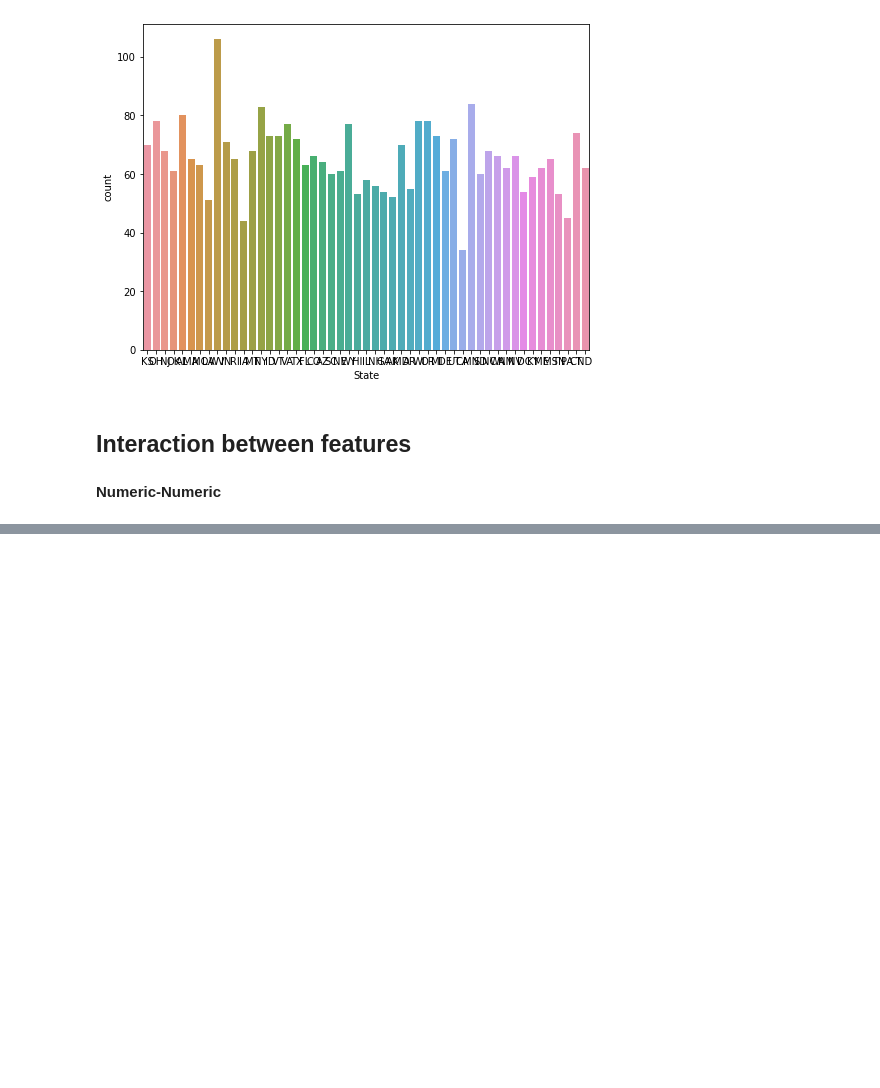
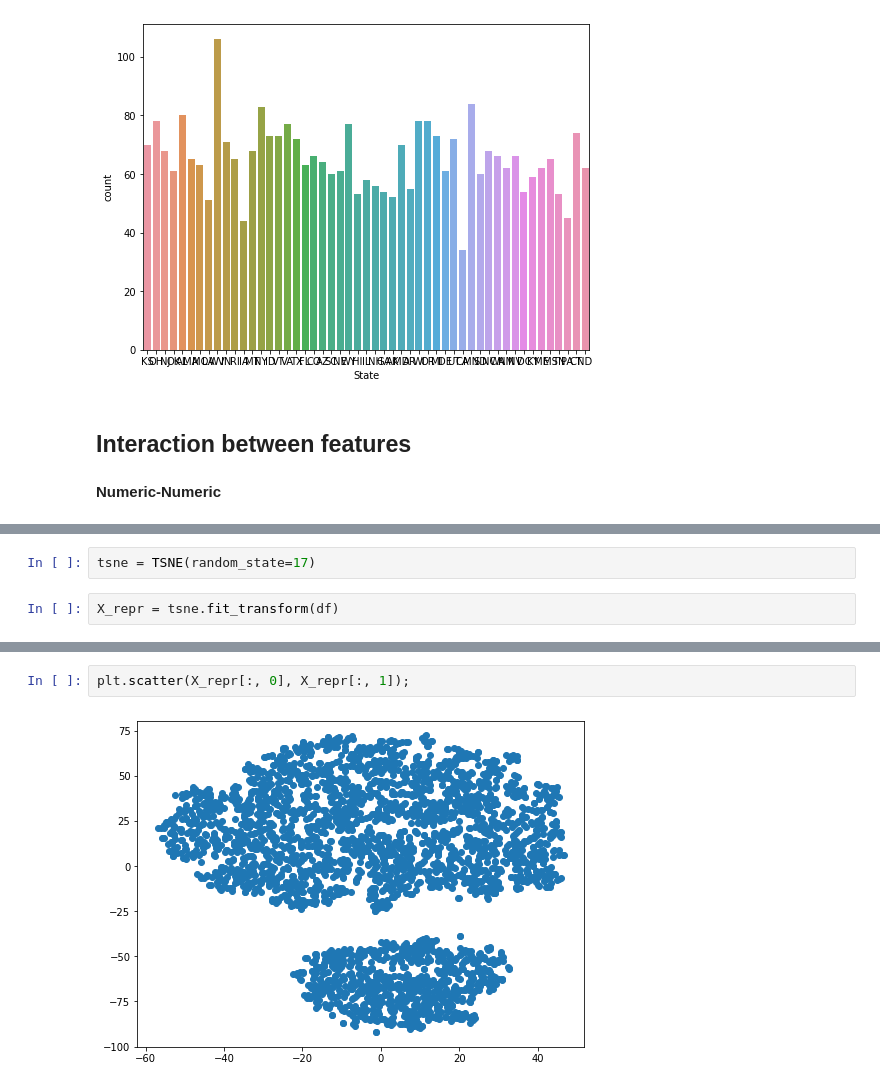
Before and after one commit to karanjogi/Practice, a Jupyter notebook: Lecture_02.ipynb, the cells around one changed output, grey strips where cells are left out. Cells and saved outputs as stored; diff of their text form; blank space fills up the shorter version.

```diff
--- a/Lecture_02.ipynb
+++ b/Lecture_02.ipynb
@@ -117,0 +190,4 @@ sns.countplot(x='State',data=df)
+# %%
+tsne = TSNE(random_state=17)
+# %%
+X_repr = tsne.fit_transform(df)
@@ -117,0 +198,4 @@ sns.countplot(x='State',data=df)
+# %%
+plt.scatter(X_repr[:, 0], X_repr[:, 1]);
+# %% [output]
+[figure, added]
```
Also changed, not shown: parts of 15 cells of this notebook.
